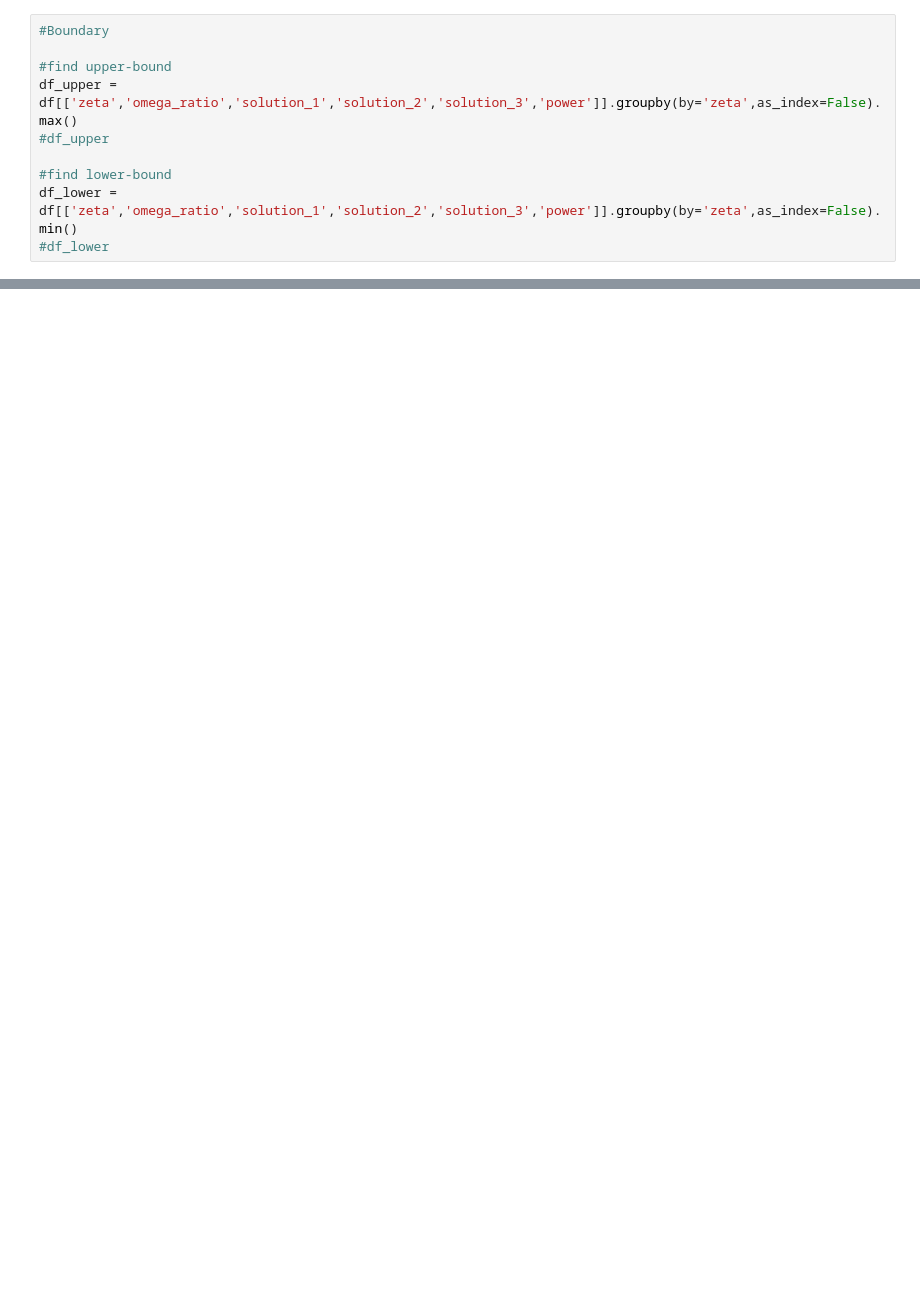
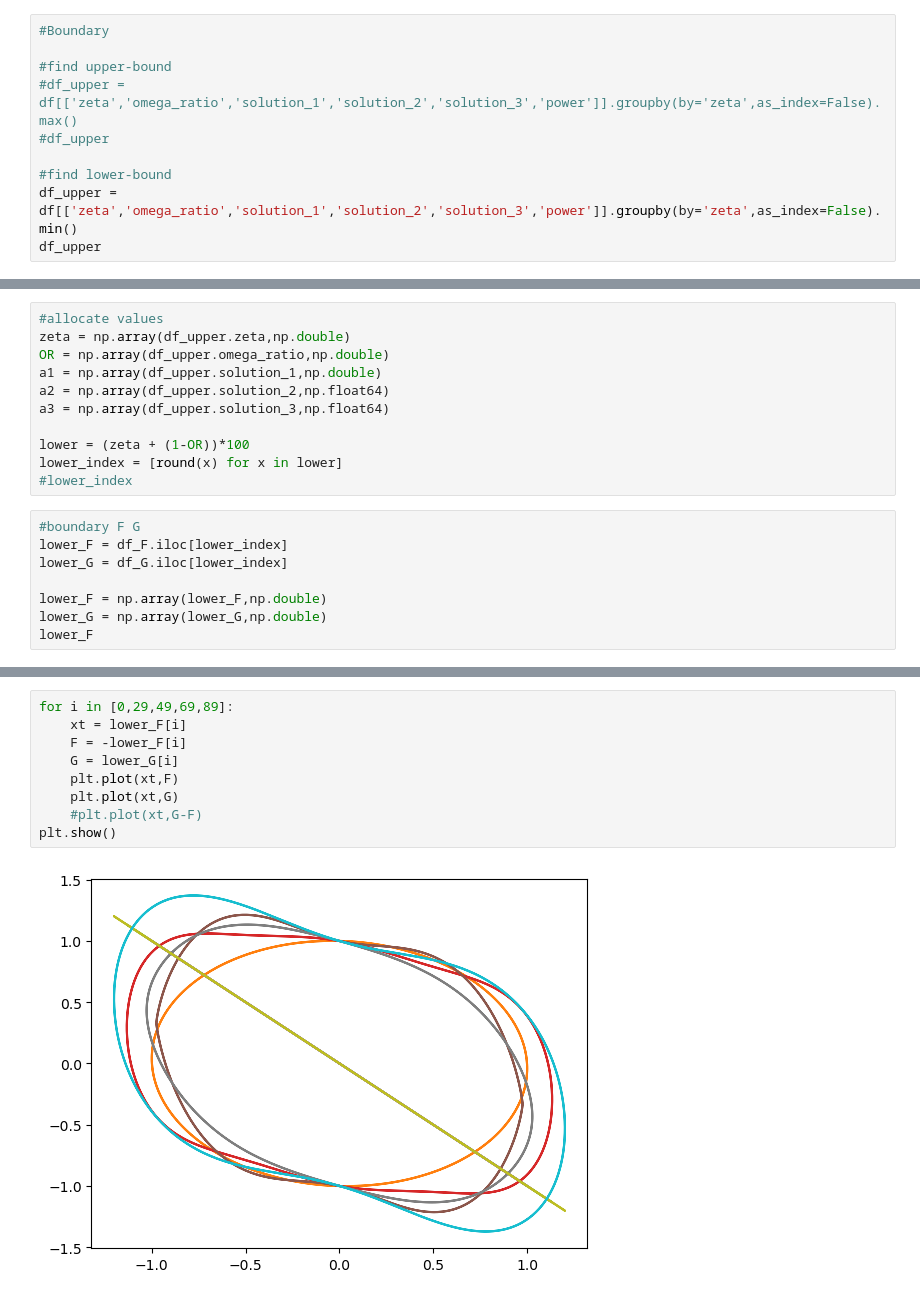
Before and after one commit to CharonDelMar/Master-Thesis, a Jupyter notebook: Master Thesis background/plot code/Workloop.ipynb, the cells around one changed output, grey strips where cells are left out. Drawn from its saved outputs; the diff is of its cells as text; blank space fills up the shorter version.

```diff
--- a/Master Thesis background/plot code/Workloop.ipynb
+++ b/Master Thesis background/plot code/Workloop.ipynb
@@ -15,9 +24,9 @@ df = pd.read_csv('./numerical_continuation_activeset.csv')
 #Boundary
 
 #find upper-bound
-df_upper = df[['zeta','omega_ratio','solution_1','solution_2','solution_3','power']].groupby(by='zeta',as_index=False).max()
+#df_upper = df[['zeta','omega_ratio','solution_1','solution_2','solution_3','power']].groupby(by='zeta',as_index=False).max()
 #df_upper
 
 #find lower-bound
-df_lower = df[['zeta','omega_ratio','solution_1','solution_2','solution_3','power']].groupby(by='zeta',as_index=False).min()
-#df_lower
+df_upper = df[['zeta','omega_ratio','solution_1','solution_2','solution_3','power']].groupby(by='zeta',as_index=False).min()
+df_upper
@@ -23,0 +47,19 @@ df_lower = df[['zeta','omega_ratio','solution_1','solution_2','solution_3','powe
+# %%
+#allocate values
+zeta = np.array(df_upper.zeta,np.double)
+OR = np.array(df_upper.omega_ratio,np.double)
+a1 = np.array(df_upper.solution_1,np.double)
+a2 = np.array(df_upper.solution_2,np.float64)
+a3 = np.array(df_upper.solution_3,np.float64)
+
+lower = (zeta + (1-OR))*100
+lower_index = [round(x) for x in lower]
+#lower_index
+# %%
+#boundary F G
+lower_F = df_F.iloc[lower_index]
+lower_G = df_G.iloc[lower_index]
+
+lower_F = np.array(lower_F,np.double)
+lower_G = np.array(lower_G,np.double)
+lower_F
@@ -23,0 +80,11 @@ df_lower = df[['zeta','omega_ratio','solution_1','solution_2','solution_3','powe
+# %%
+for i in [0,29,49,69,89]:
+    xt = lower_F[i]
+    F = -lower_F[i]
+    G = lower_G[i]
+    plt.plot(xt,F)
+    plt.plot(xt,G)
+    #plt.plot(xt,G-F)
+plt.show()
+# %% [output]
+[figure, added]
```
Also changed, not shown: parts of 7 cells of this notebook.
